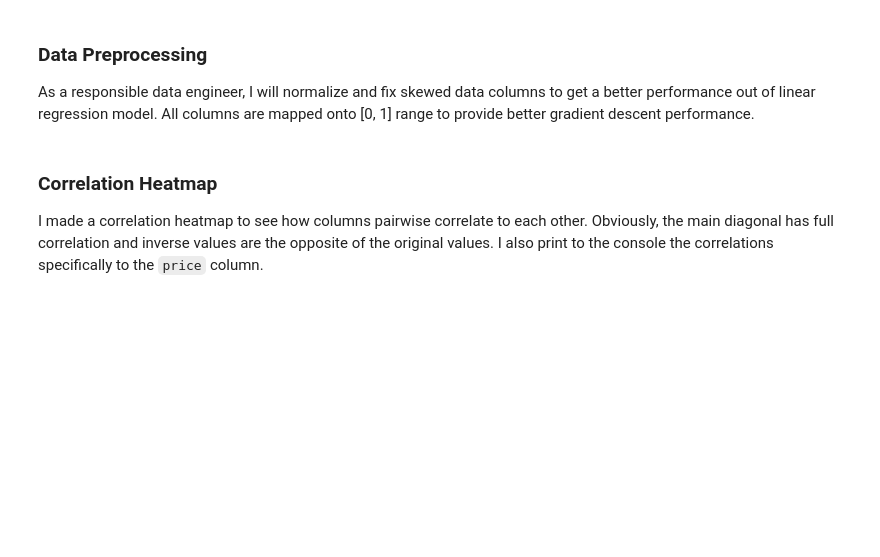
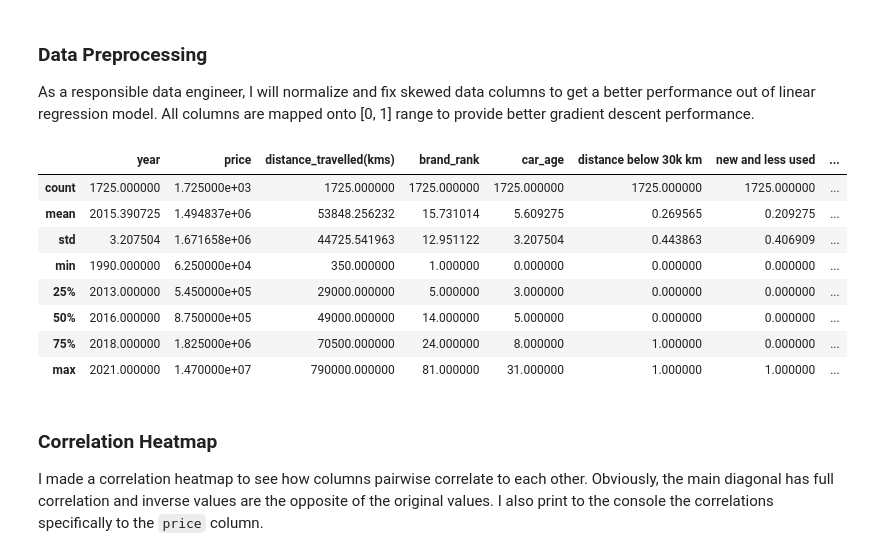
Before and after one commit to IacovlevMaxim/sigmoid_hw, a Jupyter notebook: 03_Linear_Regression/Sigmoid_HW3_Lin_Reg.ipynb, the cells around one changed output. Cells and saved outputs as stored; diff of their text form; code cells hidden in the pictures; blank space fills up the shorter version.

```diff
--- a/03_Linear_Regression/Sigmoid_HW3_Lin_Reg.ipynb
+++ b/03_Linear_Regression/Sigmoid_HW3_Lin_Reg.ipynb
@@ -289,3 +237,36 @@ dataset = preprocess_df(clean_df)
+# %%
+import pandas as pd
+import numpy as np
+from sklearn.preprocessing import MinMaxScaler, PowerTransformer
+
+categorical_columns = ["fuel_type"]
+def encode_categorical(df):
+  # One-hot encode categorical columns
+  df = pd.get_dummies(df, columns=categorical_columns, drop_first=False, dtype=int)
+  return df
+
+dataset = encode_categorical(clean_df)
+
+petrol_variants = [c for c in ("fuel_type_Petrol", "fuel_type_Petrol + 1") if c in dataset.columns]
+if petrol_variants:
+    dataset["fuel_type_Petrol"] = (dataset[petrol_variants].sum(axis=1) > 0).astype(int)
+
+dataset = dataset.drop(
+    columns=["fuel_type_Petrol + 1", "fuel_type_Diesel", "fuel_type_Hybrid", "fuel_type_CNG + 1"],
+    errors="ignore",
+)
+
+dataset.describe()
+# %% [output]
+|  | year | price | distance_travelled(kms) | brand_rank | car_age | distance below 30k km | new and less used | ... |
+| count | 1725.000000 | 1.725000e+03 | 1725.000000 | 1725.000000 | 1725.000000 | 1725.000000 | 1725.000000 | ... |
+| mean | 2015.390725 | 1.494837e+06 | 53848.256232 | 15.731014 | 5.609275 | 0.269565 | 0.209275 | ... |
+| std | 3.207504 | 1.671658e+06 | 44725.541963 | 12.951122 | 3.207504 | 0.443863 | 0.406909 | ... |
+| min | 1990.000000 | 6.250000e+04 | 350.000000 | 1.000000 | 0.000000 | 0.000000 | 0.000000 | ... |
+| 25% | 2013.000000 | 5.450000e+05 | 29000.000000 | 5.000000 | 3.000000 | 0.000000 | 0.000000 | ... |
+| 50% | 2016.000000 | 8.750000e+05 | 49000.000000 | 14.000000 | 5.000000 | 0.000000 | 0.000000 | ... |
+| 75% | 2018.000000 | 1.825000e+06 | 70500.000000 | 24.000000 | 8.000000 | 1.000000 | 0.000000 | ... |
+| max | 2021.000000 | 1.470000e+07 | 790000.000000 | 81.000000 | 31.000000 | 1.000000 | 1.000000 | ... |
 # %% [markdown]
 ### Correlation Heatmap
 
```
Also changed, not shown: parts of 23 cells of this notebook.
